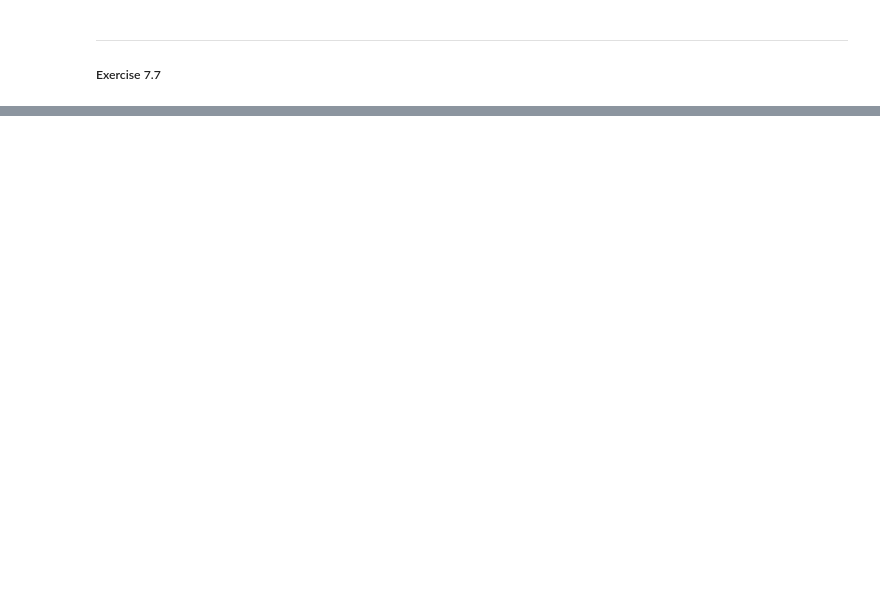
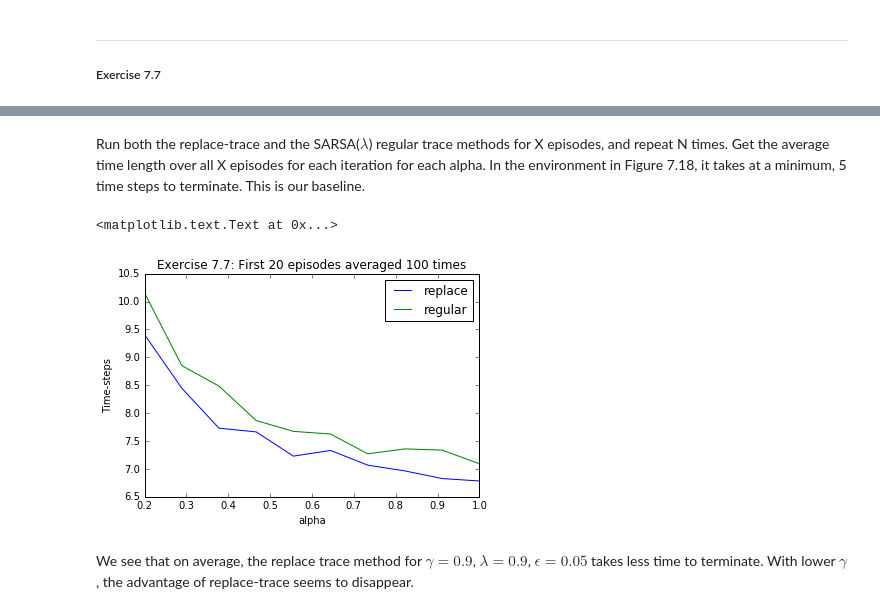
Before and after one commit to BenJamesbabala/intro-to-rl, a Jupyter notebook: notebooks/chapter7.ipynb, the cells around one changed output, grey strips where cells are left out. Cells and saved outputs as stored; diff of their text form; code cells hidden in the pictures; blank space fills up the shorter version.

```diff
--- a/notebooks/chapter7.ipynb
+++ b/notebooks/chapter7.ipynb
@@ -88,0 +204,42 @@ sarsa($\lambda$) with replacing traces
+# %%
+env = LoopyEnvironment()
+s = SARSA_lambda(env)
+# %% [markdown]
+Run both the replace-trace and the SARSA($\lambda$) regular trace methods for X episodes, and repeat N times. Get the average time length over all X episodes for each iteration for each alpha. In the environment in Figure 7.18, it takes at a minimum, 5 time steps to terminate. This is our baseline.
+# %%
+
+def get_results(replace_trace, num_trials, num_episodes):
+    alphas = np.linspace(.2, 1, num=10)
+    results = np.array([])
+    for alpha in alphas:
+        res = []
+        for i in xrange(num_trials):
+            sarsa_lambda = SARSA_lambda(env)
+            t = sarsa_lambda.learn(num_episodes=num_episodes, alpha=alpha,
+                                   replace_trace=replace_trace, gamma=0.9,
+                                   epsilon=0.05, Lambda=0.9)
+            res.append(np.mean(t))
+
+        if results.shape[0] == 0:
+            results = np.array([alpha, np.mean(res)])
+        else:
+            results = np.vstack([results, [alpha, np.mean(res)]])
+    return results
+
+num_trials = 100
+num_episodes = 20
+replace_trace = get_results(True, num_trials, num_episodes)
+regular_trace = get_results(False, num_trials, num_episodes)
+# %%
+plt.plot(replace_trace[:, 0], replace_trace[:, 1], label='replace')
+plt.plot(regular_trace[:, 0], regular_trace[:, 1], label='regular')
+
+plt.legend()
+plt.title('Exercise 7.7: First %d episodes averaged %d times' %(num_episodes, num_trials))
+plt.xlabel('alpha')
+plt.ylabel('Time-steps')
+# %% [output]
+<matplotlib.text.Text at 0x...>
+[figure, added]
+# %% [markdown]
+We see that on average, the replace trace method for $\gamma = 0.9$, $\lambda=0.9$, $\epsilon=0.05$ takes less time to terminate. With lower $\gamma$, the advantage of replace-trace seems to disappear.
```
Also changed, not shown: parts of 11 cells of this notebook.
